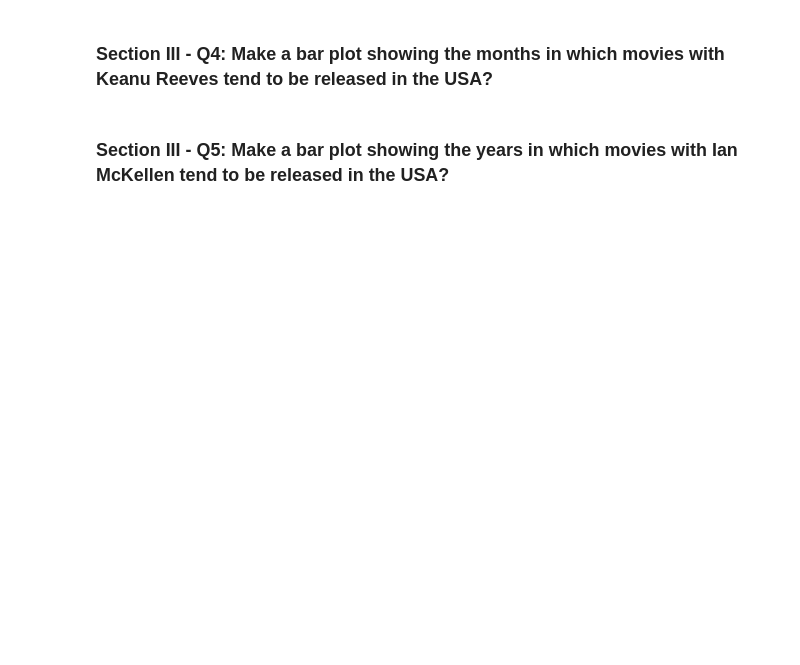
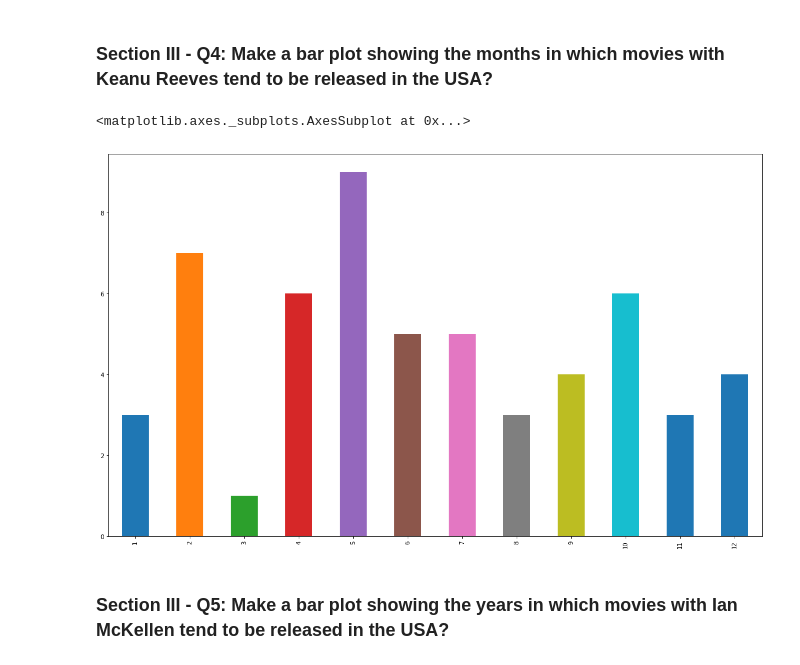
Before and after one commit to thechosen1xxx/mec-mini-projects, a Jupyter notebook: mec-5.3.10-data-wranging-with-pandas-mini-project/Mini_Project_Data_Wrangling_Pandas.ipynb, the cells around one changed output. Drawn from its saved outputs; the diff is of its cells as text; code cells hidden in the pictures; blank space fills up the shorter version.

```diff
--- a/mec-5.3.10-data-wranging-with-pandas-mini-project/Mini_Project_Data_Wrangling_Pandas.ipynb
+++ b/mec-5.3.10-data-wranging-with-pandas-mini-project/Mini_Project_Data_Wrangling_Pandas.ipynb
@@ -691,4 +711,12 @@ christmas.date.dt.month.value_counts().sort_index().plot(kind='bar')
 # %% [markdown]
 ### Section III - Q4: Make a bar plot showing the months in which movies with Keanu Reeves tend to be released in the USA?
+# %%
+keanu_movies = cast[(cast.name.str.contains('Keanu Reeves'))]
+keanu_movies = keanu_movies['title'].unique()
+keanu_releases = release_dates[(release_dates.title.isin(keanu_movies)) & (release_dates.country == 'USA')]
+keanu_releases.date.dt.month.value_counts().sort_index().plot(kind='bar', figsize=(20,12))
+# %% [output]
+<matplotlib.axes._subplots.AxesSubplot at 0x...>
+[figure, added]
 # %% [markdown]
 ### Section III - Q5: Make a bar plot showing the years in which movies with Ian McKellen tend to be released in the USA?
```
Also changed, not shown: parts of 26 cells of this notebook.
